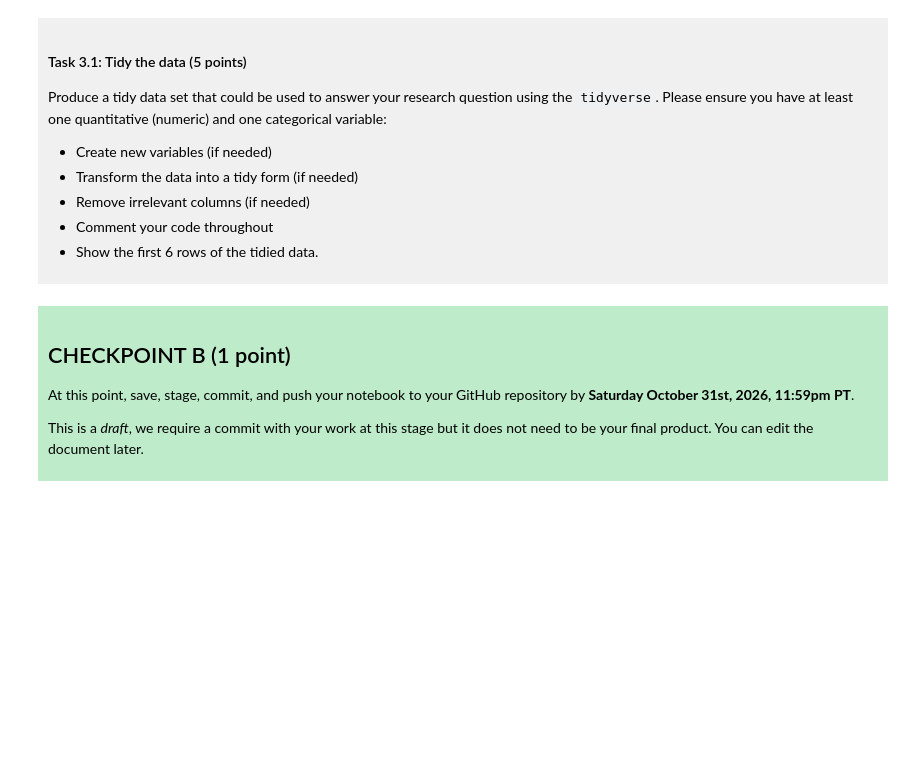
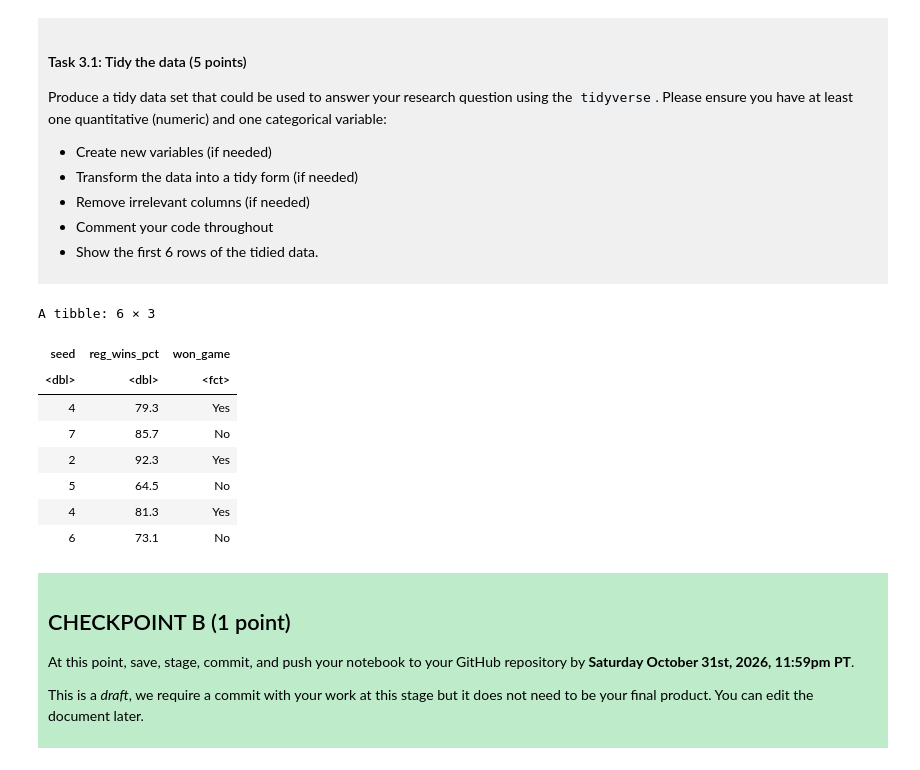
Before and after one commit to MaxwellChang07/dsci-100-project-Maxwell-Chang, a Jupyter notebook: dsci-100-project-notebook.ipynb, the cells around one changed output. Saved outputs shown, nothing was run; the diff lists cells and outputs as text; code cells hidden in the pictures; blank space fills up the shorter version.

```diff
--- a/dsci-100-project-notebook.ipynb
+++ b/dsci-100-project-notebook.ipynb
@@ -189,7 +216,39 @@ Produce a tidy data set that could be used to answer your research question usin
 
 </div>
 # %%
-### EDIT THIS CODE CELL ###
+
+# Keep teams with valid seeds and the data needed for prediction.
+# Seed 0 was a special 1983 designation, so exclude it.
+tournament_data <- march_madness %>%
+  filter(
+    !is.na(seed), seed > 0,
+    !is.na(reg_wins_pct),
+    !is.na(tourney_wins)
+  ) %>%
+
+  # Turn tournament wins into a Yes/No categorical outcome.
+  mutate(
+    won_game = factor(
+      if_else(tourney_wins > 0, "Yes", "No"),
+      levels = c("No", "Yes")
+    )
+  ) %>%
+
+  # Keep only predictors and the outcome used in the research question.
+  select(seed, reg_wins_pct, won_game)
+
+# Display the first six rows of the tidied data.
+head(tournament_data)
+# %% [output]
+A tibble: 6 × 3
+| seed | reg_wins_pct | won_game |
+| <dbl> | <dbl> | <fct> |
+| 4 | 79.3 | Yes |
+| 7 | 85.7 | No |
+| 2 | 92.3 | Yes |
+| 5 | 64.5 | No |
+| 4 | 81.3 | Yes |
+| 6 | 73.1 | No |
 # %% [markdown]
 <div style="background-color: #beebca; padding: 10px;">
 
```
Also changed, not shown: parts of 3 cells of this notebook.
